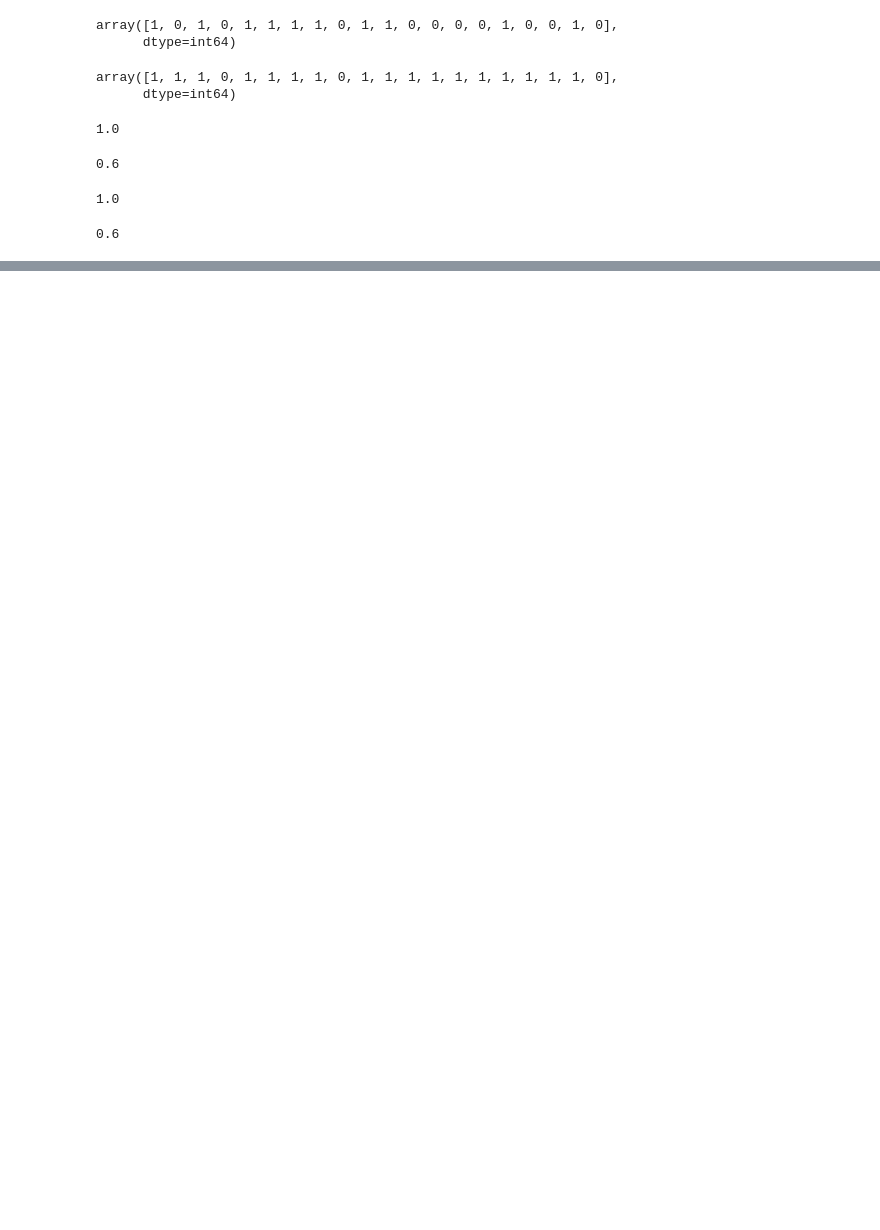
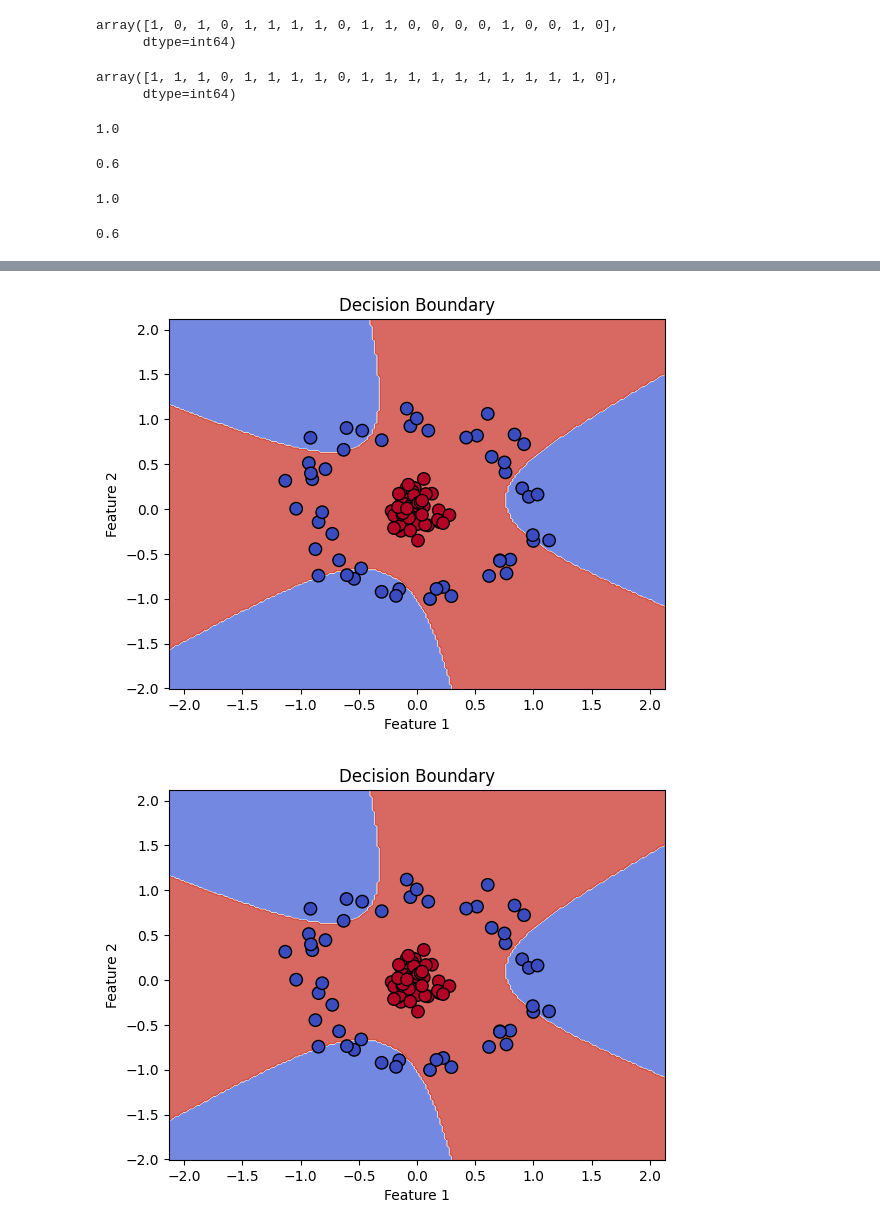
Before and after one commit to sankar0453/complete-machine-learning, a Jupyter notebook: svm_kernals_svm_regressor.ipynb, the cells around one changed output, grey strips where cells are left out. Saved outputs shown, nothing was run; the diff lists cells and outputs as text; code cells hidden in the pictures; blank space fills up the shorter version.

```diff
--- a/svm_kernals_svm_regressor.ipynb
+++ b/svm_kernals_svm_regressor.ipynb
@@ -126,0 +161,5 @@ accuracy_score(y_test, y_pred4)
+# %%
+plot_decision_boundary(classsifier3,X,y)
+# %% [output]
+[figure, added]
+[figure, added]
```
Also changed, not shown: parts of 10 cells of this notebook.
